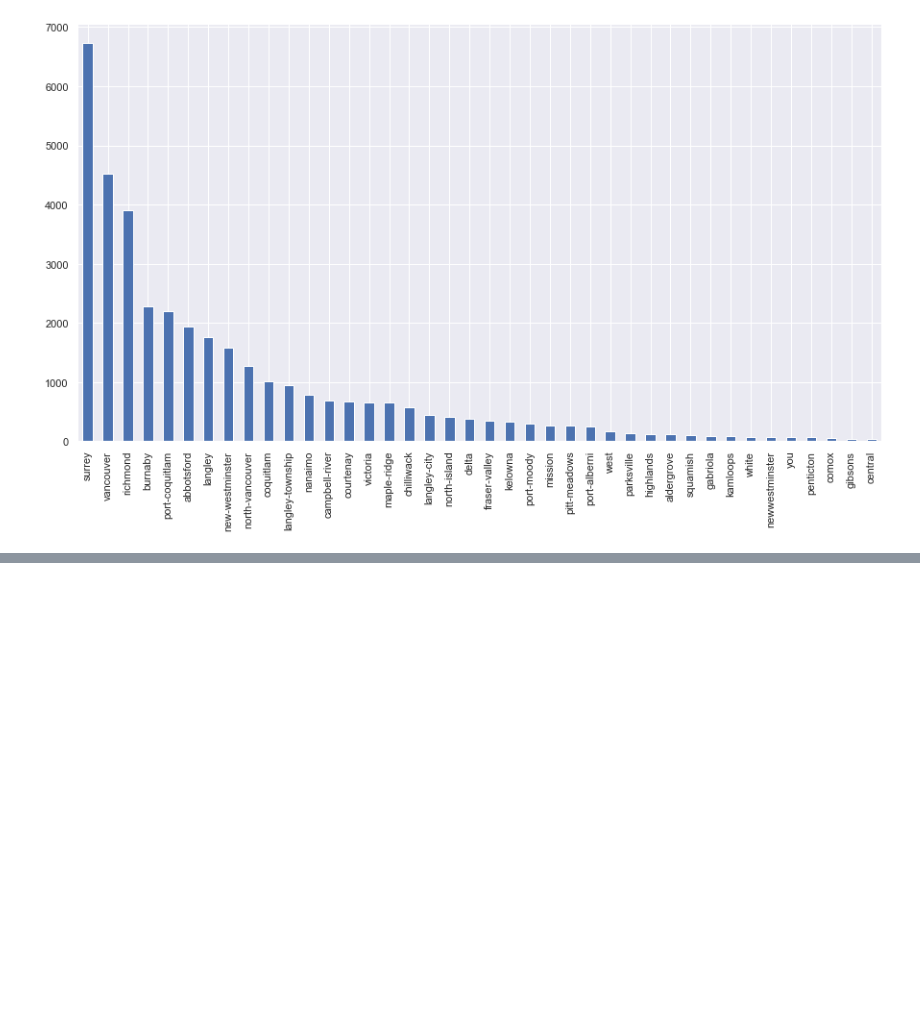
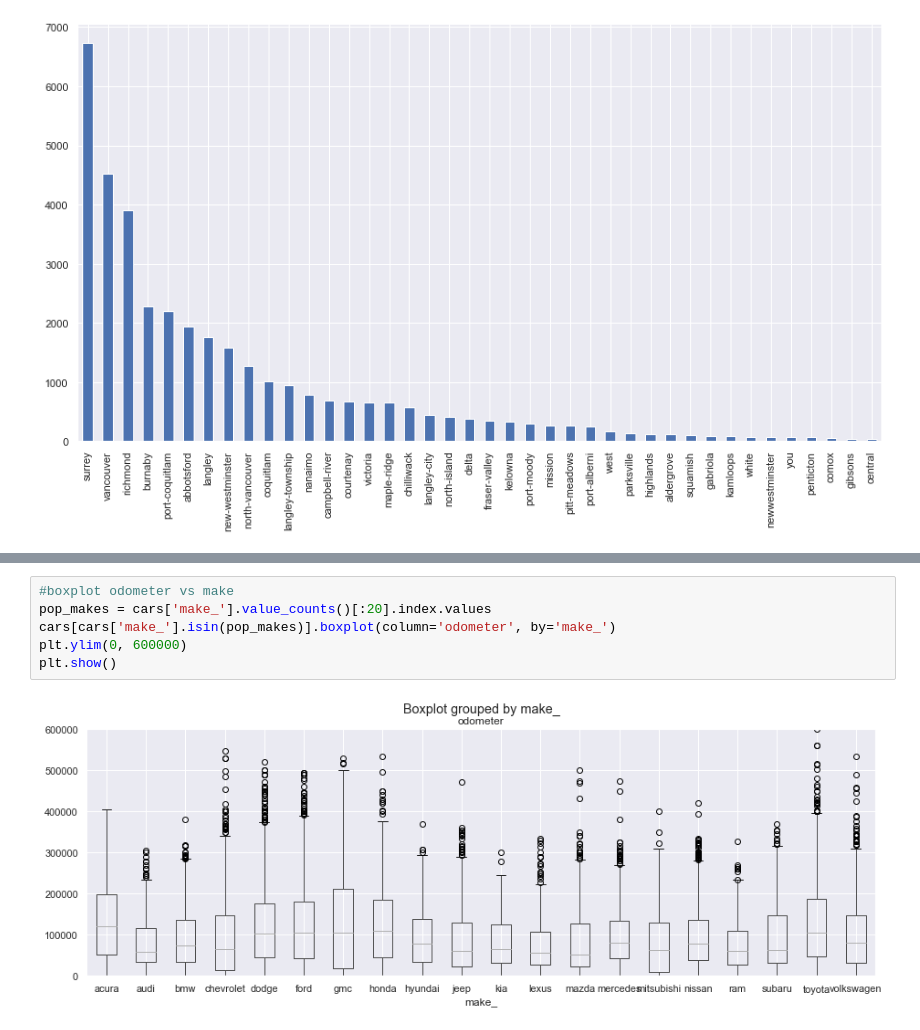
Before and after one commit to asylve/Craiglist-Cars-Study, a Jupyter notebook: EDA.ipynb, the cells around one changed output, grey strips where cells are left out. Saved outputs shown, nothing was run; the diff lists cells and outputs as text; blank space fills up the shorter version.

```diff
--- a/EDA.ipynb
+++ b/EDA.ipynb
@@ -133,0 +115,8 @@ for name in names:
+# %%
+#boxplot odometer vs make
+pop_makes = cars['make_'].value_counts()[:20].index.values
+cars[cars['make_'].isin(pop_makes)].boxplot(column='odometer', by='make_')
+plt.ylim(0, 600000)
+plt.show()
+# %% [output]
+[figure, added]
```
Also changed, not shown: parts of 11 cells of this notebook, 5 other files.
